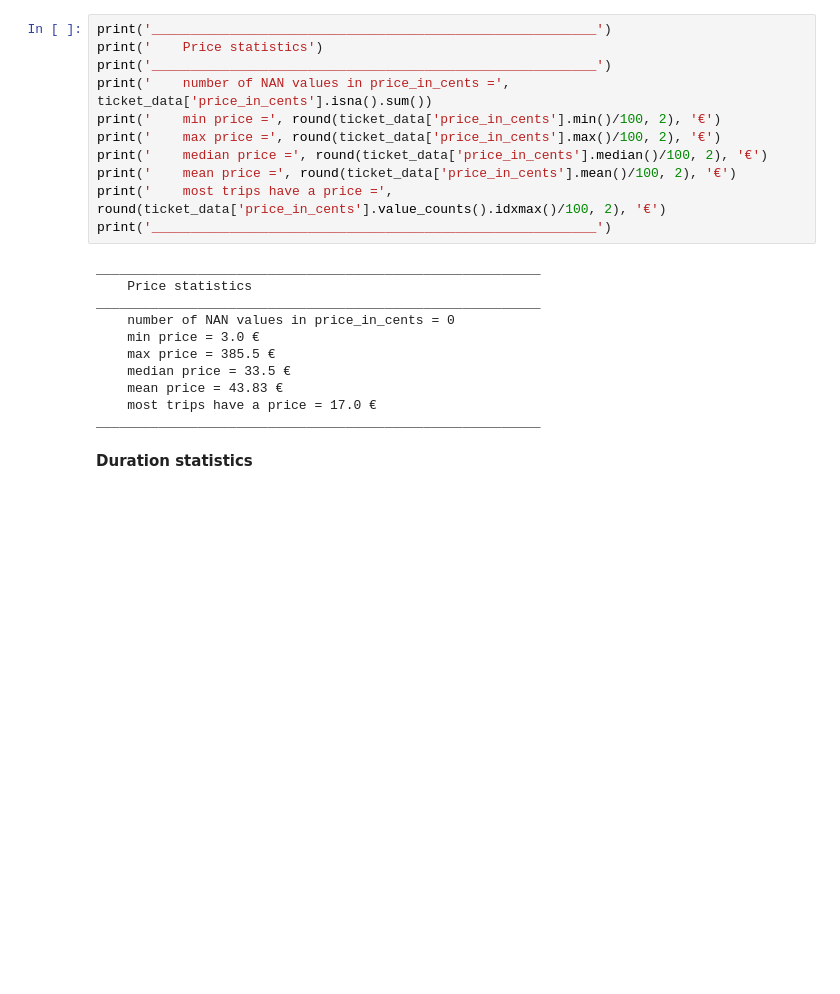
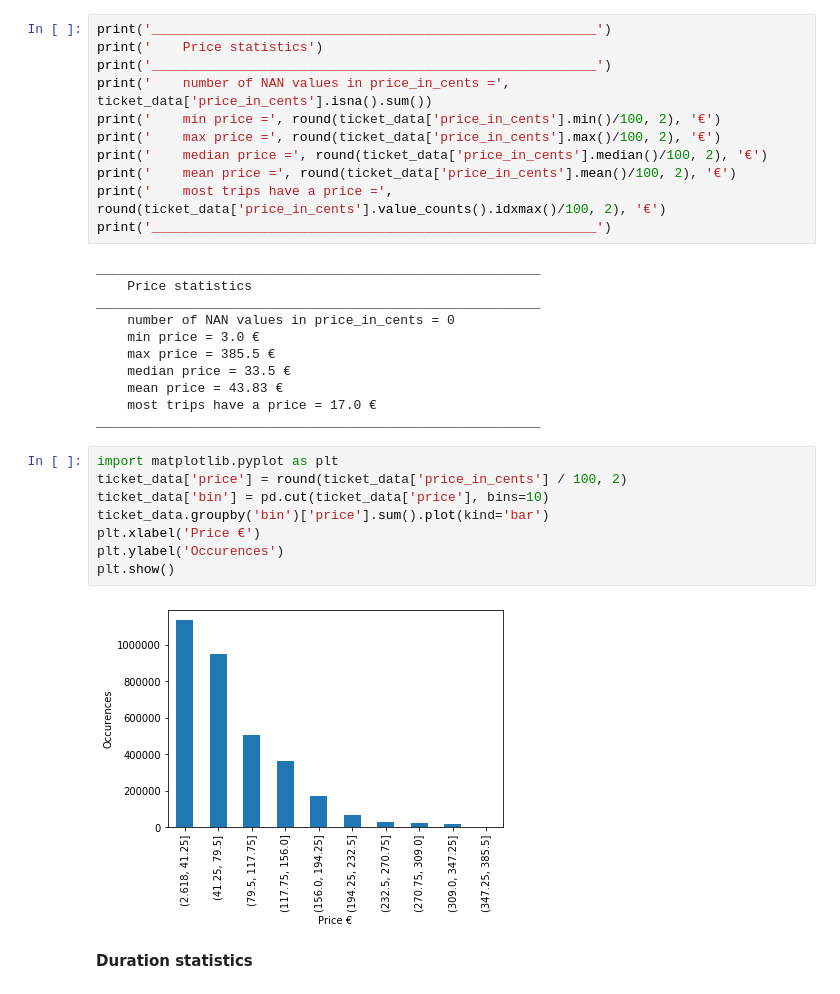
Before and after one commit to hakimhassani97/TripDataCrunching, a Jupyter notebook: main.ipynb, the cells around one changed output. Saved outputs shown, nothing was run; the diff lists cells and outputs as text; blank space fills up the shorter version.

```diff
--- a/main.ipynb
+++ b/main.ipynb
@@ -40,6 +40,16 @@ _________________________________________________________
     mean price = 43.83 €
     most trips have a price = 17.0 €
 _________________________________________________________
+# %%
+import matplotlib.pyplot as plt
+ticket_data['price'] = round(ticket_data['price_in_cents'] / 100, 2)
+ticket_data['bin'] = pd.cut(ticket_data['price'], bins=10)
+ticket_data.groupby('bin')['price'].sum().plot(kind='bar')
+plt.xlabel('Price €')
+plt.ylabel('Occurences')
+plt.show()
+# %% [output]
+[figure, added]
 # %% [markdown]
 **Duration statistics**
 # %% [markdown]
```
Also changed, not shown: parts of 3 cells of this notebook.
